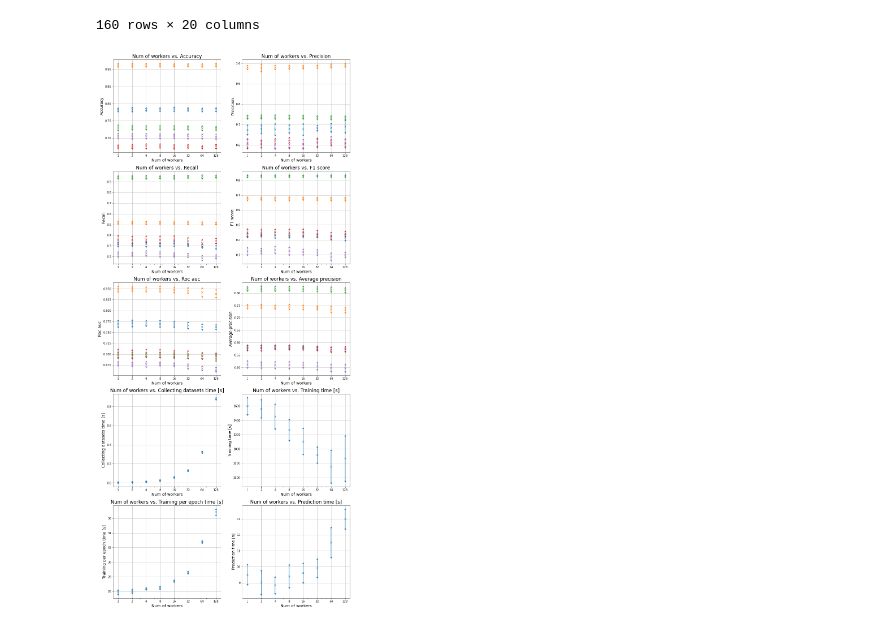
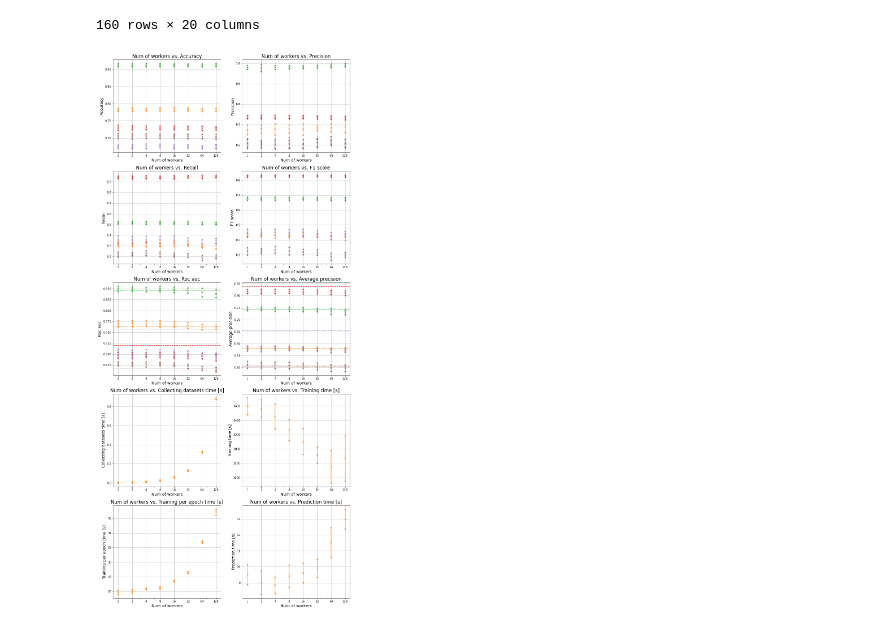
Before and after one commit to kasztanka/federated-learning-mimiciii, a Jupyter notebook: analyze_results.ipynb, the cells around one changed output. Saved outputs shown, nothing was run; the diff lists cells and outputs as text; code cells hidden in the pictures.

```diff
--- a/analyze_results.ipynb
+++ b/analyze_results.ipynb
@@ -151,6 +183,8 @@ grouped_icd9_workers
 |  | 20 | 0.700309 | 0.003835 | 0.676290 | 0.008302 | 0.173536 | 0.014058 | 0.275997 | 0.018248 | 0.649472 | ... |
 160 rows × 20 columns
 # %%
-plot(grouped_icd9_workers, 'Num of workers')
+plot(grouped_icd9_workers, 'Num of workers', ICD9_TASKS)
-# %% [output]
-[figure, removed]
+# %%
+plot(grouped_icd9_workers, 'Num of workers', ICD9_TASKS)
+# %% [output]
+[figure, added]
```
Also changed, not shown: parts of 5 cells of this notebook.
